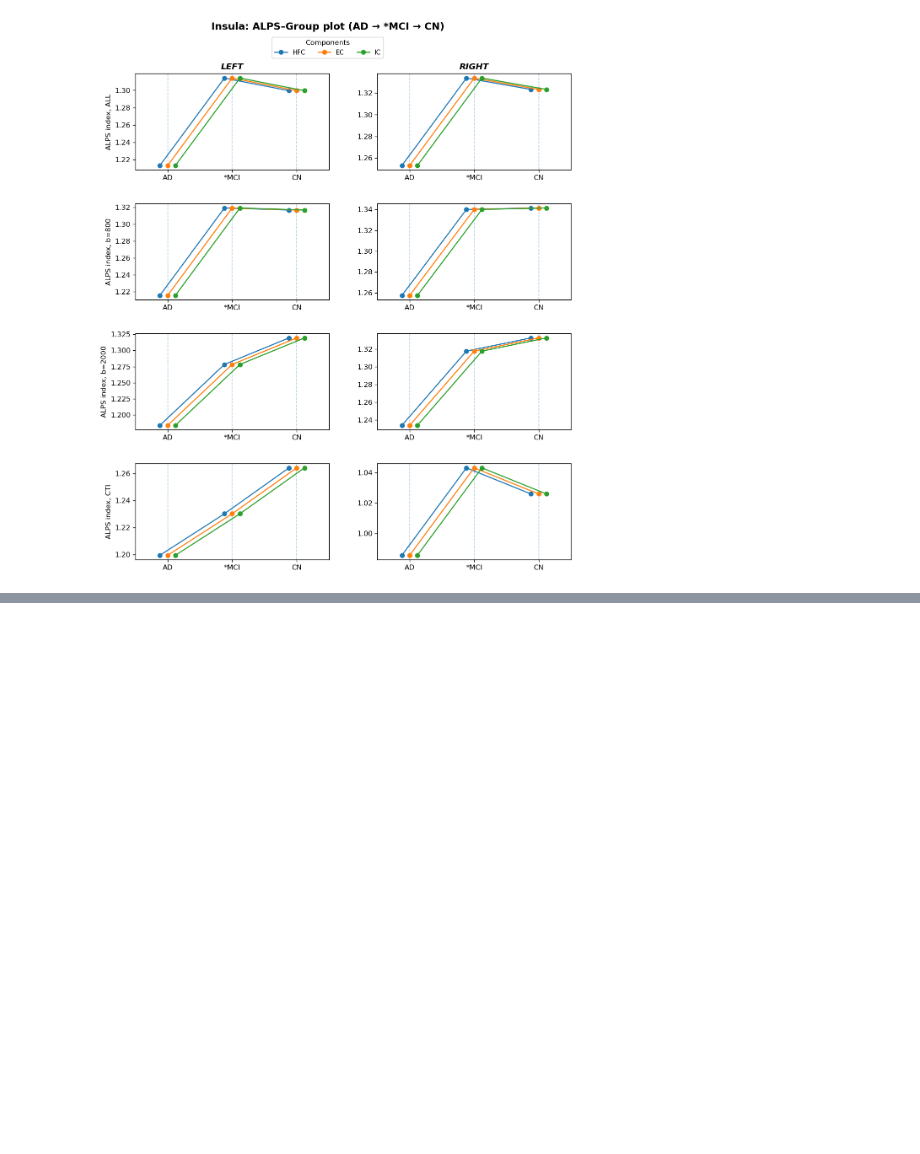
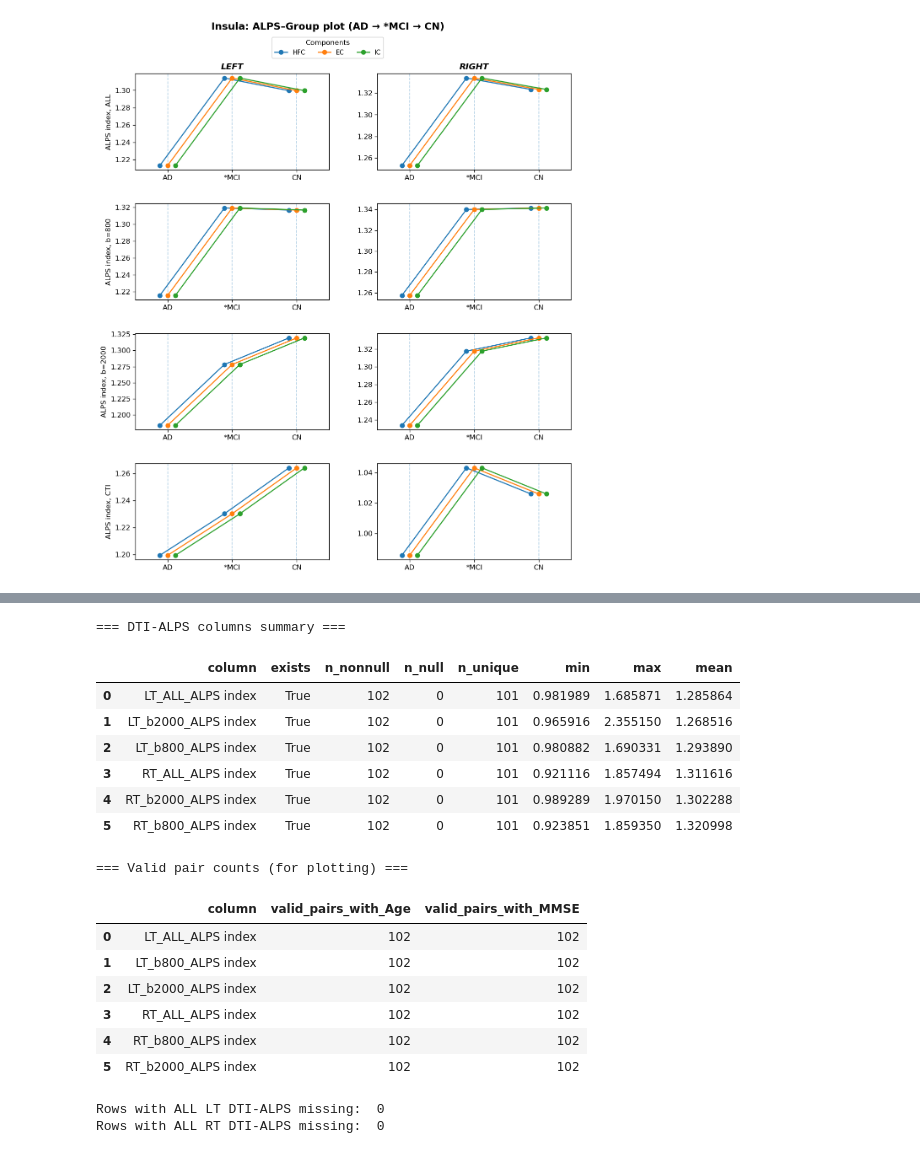
Before and after one commit to salsalGorani/KHNMC_ALPS, a Jupyter notebook: ALPS-Conductivity_Plotting.ipynb, the cells around one changed output, grey strips where cells are left out. Saved outputs shown, nothing was run; the diff lists cells and outputs as text; code cells hidden in the pictures; blank space fills up the shorter version.

```diff
--- a/ALPS-Conductivity_Plotting.ipynb
+++ b/ALPS-Conductivity_Plotting.ipynb
@@ -281,0 +499,74 @@ Saved: D:\JHAhn\files\ALPS_group_means_byCond_Insula.pdf
+# %%
+dti_cols = [
+    'LT_ALL_ALPS index','LT_b800_ALPS index','LT_b2000_ALPS index',
+    'RT_ALL_ALPS index','RT_b800_ALPS index','RT_b2000_ALPS index'
+]
+
+# 숫자형 강제
+for c in dti_cols + ['Age', 'MMSE']:
+    if c in df.columns:
+        df[c] = pd.to_numeric(df[c], errors='coerce')
+
+# 1) 컬럼별 기본 요약(존재/개수/범위 등)
+summary = []
+for c in dti_cols:
+    exists = c in df.columns
+    if not exists:
+        summary.append({
+            'column': c, 'exists': False, 'n_nonnull': 0, 'n_null': np.nan,
+            'n_unique': np.nan, 'min': np.nan, 'max': np.nan, 'mean': np.nan
+        })
+        continue
+    s = df[c]
+    summary.append({
+        'column': c,
+        'exists': True,
+        'n_nonnull': int(s.notna().sum()),
+        'n_null':   int(s.isna().sum()),
+        'n_unique': int(s.nunique(dropna=True)),
+        'min':      float(s.min(skipna=True)) if s.notna().any() else np.nan,
+        'max':      float(s.max(skipna=True)) if s.notna().any() else np.nan,
+        'mean':     float(s.mean(skipna=True)) if s.notna().any() else np.nan,
+    })
+summary_df = pd.DataFrame(summary).sort_values(['exists','column'], ascending=[False, True]).reset_index(drop=True)
+
+# 2) 플롯용 유효쌍 개수(각 지표 vs Age / vs MMSE 에서 dropna 후 남는 행 수)
+pairs = []
+for c in dti_cols:
+    if c in df.columns:
+        n_age  = df[['Age',  c]].dropna().shape[0]
+        n_mmse = df[['MMSE', c]].dropna().shape[0]
+    else:
+        n_age = n_mmse = 0
+    pairs.append({'column': c, 'valid_pairs_with_Age': n_age, 'valid_pairs_with_MMSE': n_mmse})
+pairs_df = pd.DataFrame(pairs)
+
+# 3) 좌/우 각각에서 3개(bands)가 모두 결측인 케이스 수
+left_all_nan  = int(df[['LT_ALL_ALPS index','LT_b800_ALPS index','LT_b2000_ALPS index']].isna().all(axis=1).sum())
+right_all_nan = int(df[['RT_ALL_ALPS index','RT_b800_ALPS index','RT_b2000_ALPS index']].isna().all(axis=1).sum())
+
+print("=== DTI-ALPS columns summary ===")
+display(summary_df)
+print("\n=== Valid pair counts (for plotting) ===")
+display(pairs_df)
+print(f"\nRows with ALL LT DTI-ALPS missing:  {left_all_nan}")
+print(f"Rows with ALL RT DTI-ALPS missing:  {right_all_nan}")
+# %% [output]
+=== DTI-ALPS columns summary ===
+|  | column | exists | n_nonnull | n_null | n_unique | min | max | mean |
+| 0 | LT_ALL_ALPS index | True | 102 | 0 | 101 | 0.981989 | 1.685871 | 1.285864 |
+| 1 | LT_b2000_ALPS index | True | 102 | 0 | 101 | 0.965916 | 2.355150 | 1.268516 |
+| 2 | LT_b800_ALPS index | True | 102 | 0 | 101 | 0.980882 | 1.690331 | 1.293890 |
+| 3 | RT_ALL_ALPS index | True | 102 | 0 | 101 | 0.921116 | 1.857494 | 1.311616 |
+| 4 | RT_b2000_ALPS index | True | 102 | 0 | 101 | 0.989289 | 1.970150 | 1.302288 |
+| 5 | RT_b800_ALPS index | True | 102 | 0 | 101 | 0.923851 | 1.859350 | 1.320998 |
+=== Valid pair counts (for plotting) ===
+|  | column | valid_pairs_with_Age | valid_pairs_with_MMSE |
+| 0 | LT_ALL_ALPS index | 102 | 102 |
+| 1 | LT_b800_ALPS index | 102 | 102 |
+| 2 | LT_b2000_ALPS index | 102 | 102 |
+| 3 | RT_ALL_ALPS index | 102 | 102 |
+| 4 | RT_b800_ALPS index | 102 | 102 |
+| 5 | RT_b2000_ALPS index | 102 | 102 |
+Rows with ALL LT DTI-ALPS missing:  0
+Rows with ALL RT DTI-ALPS missing:  0
```
Also changed, not shown: parts of 10 cells of this notebook.
